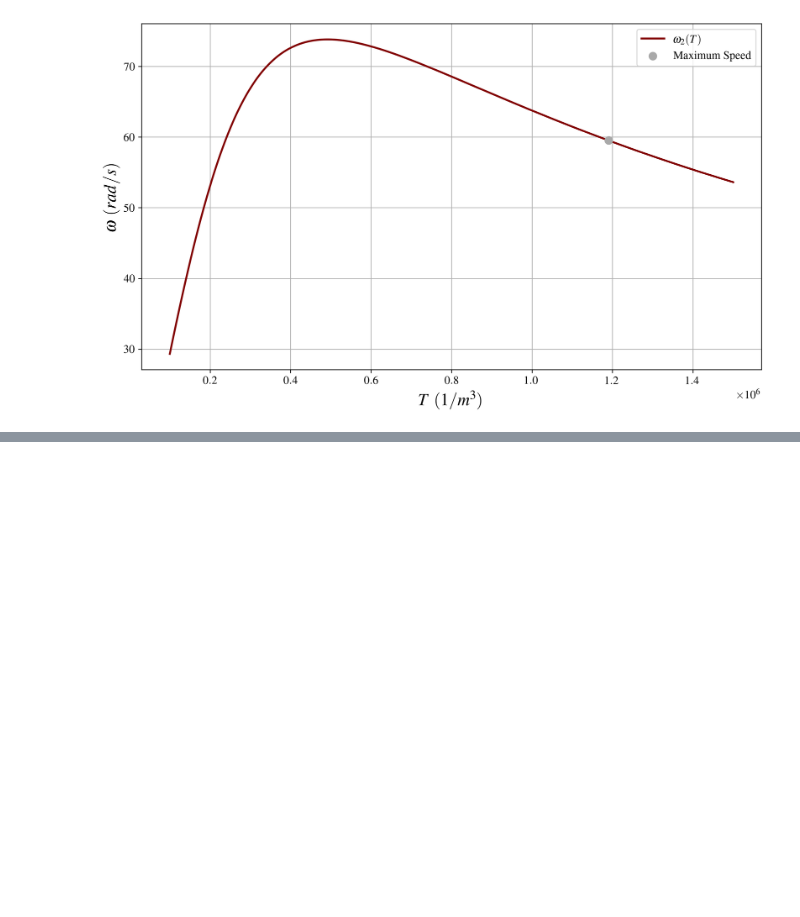
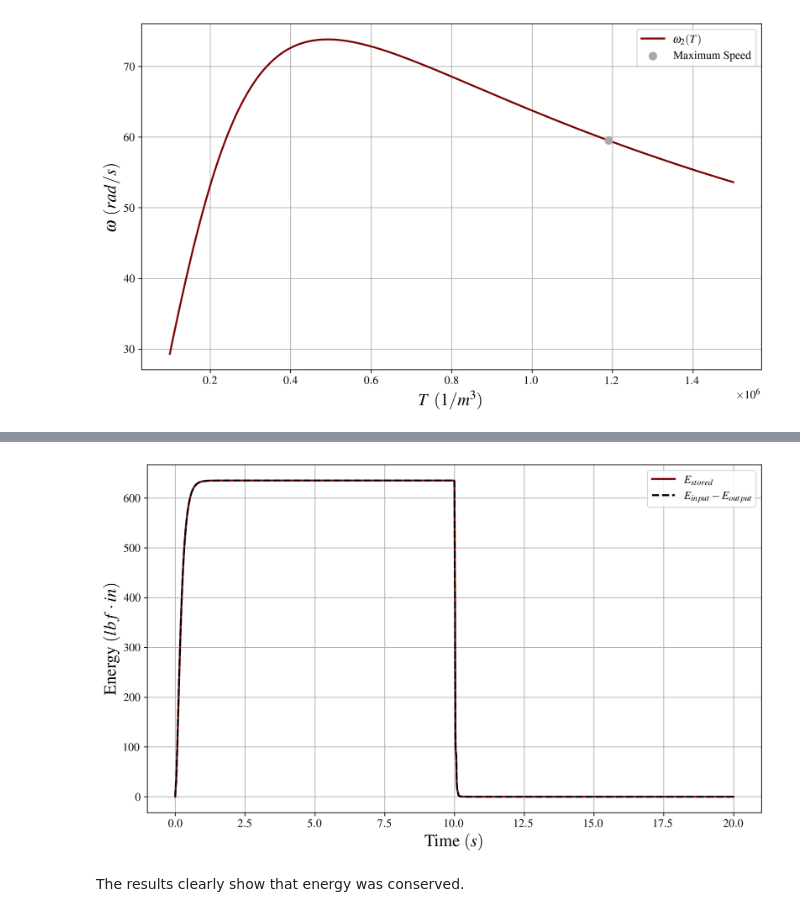
Before and after one commit to gabemorris12/dynamical_systems, a Jupyter notebook: Homework 2/Dynamical Systems Homework 2.ipynb, the cells around one changed output, grey strips where cells are left out. Saved outputs shown, nothing was run; the diff lists cells and outputs as text; code cells hidden in the pictures; blank space fills up the shorter version.

```diff
--- a/Homework 2/Dynamical Systems Homework 2.ipynb
+++ b/Homework 2/Dynamical Systems Homework 2.ipynb
@@ -518,0 +459,34 @@ At steady state, the motor is not operating at its maximum possible power (occur
+# %%
+del_A, del_B, del_C, del_D, w0, w2, w3, w6, w7 = sol.T
+
+KE = (
+    1/2*I0_*w0**2 +
+    1/2*(I2_ + I1_/T1_**2)*w2**2 +
+    1/2*(I3_ + I4_*T2_**2 + I5_*T3_**2)*w3**2 +
+    1/2*I6_*w6**2 +
+    1/2*I7_*w7**2
+)
+PE = (
+    1/2*k1_*del_A**2 +
+    1/2*k1_*del_B**2 +
+    1/2*k2_*del_C**2 +
+    1/2*k2_*del_D**2
+)
+E_stored = KE + PE
+
+E_input = cumulative_trapezoid(P_motor, t_array, initial=0)
+
+P_damp = B_*(w6**2 + w7**2)
+E_output = cumulative_trapezoid(P_damp, t_array, initial=0)
+
+fig, ax = plt.subplots()
+ax.plot(t_array, E_stored, label=r'$E_{stored}$')
+ax.plot(t_array, E_input - E_output, label=r'$E_{input}-E_{output}$', ls='--')
+ax.set_xlabel('Time $(s)$')
+ax.set_ylabel(r'Energy $(lbf\cdot in)$')
+ax.legend()
+plt.show()
+# %% [output]
+[figure, added]
+# %% [markdown]
+The results clearly show that energy was conserved.
```
Also changed, not shown: parts of 37 cells of this notebook, 2 other files.
